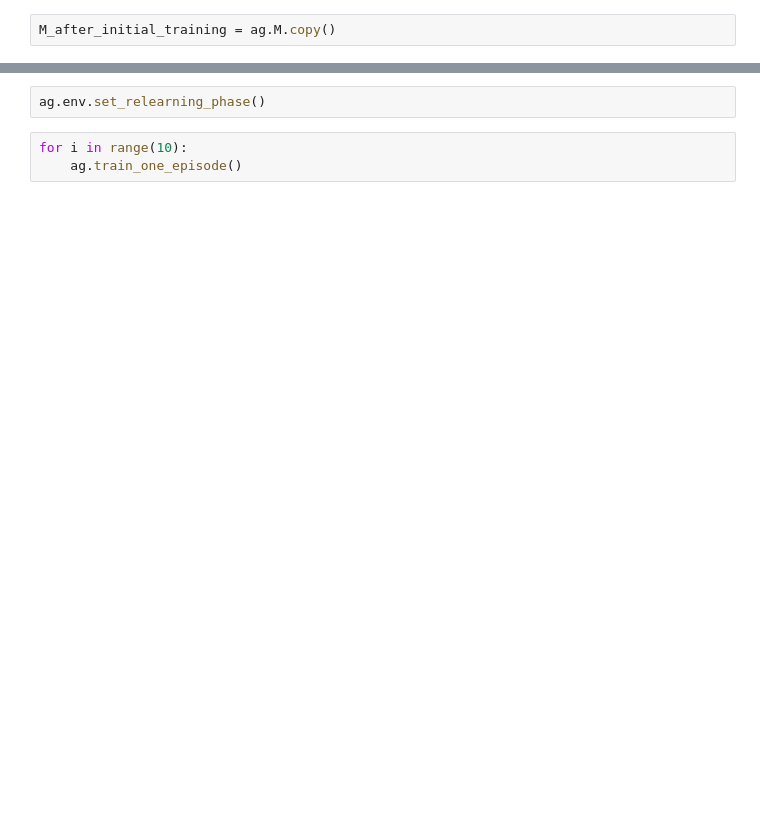
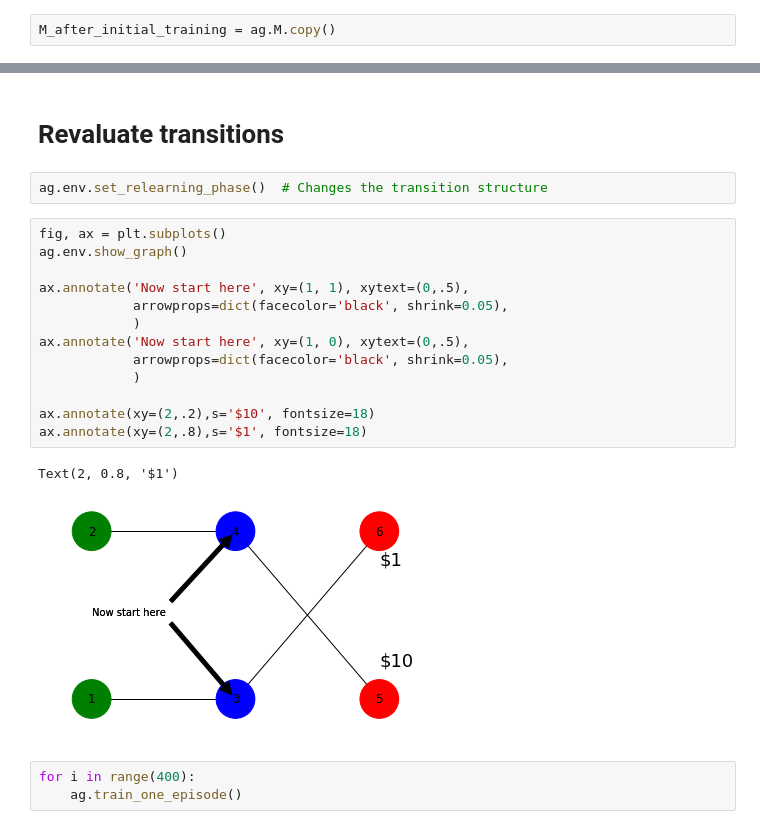
Before and after one commit to jessegeerts/bayesian-rl, a Jupyter notebook: TransitionRevaluation.ipynb, the cells around one changed output, grey strips where cells are left out. Cells and saved outputs as stored; diff of their text form; blank space fills up the shorter version.

```diff
--- a/TransitionRevaluation.ipynb
+++ b/TransitionRevaluation.ipynb
@@ -26,6 +68,24 @@ M_after_initial_training = ag.M.copy()
+# %% [markdown]
+# Revaluate transitions
 # %%
-ag.env.set_relearning_phase()
+ag.env.set_relearning_phase()  # Changes the transition structure
+# %%
+fig, ax = plt.subplots()
+ag.env.show_graph()
+
+ax.annotate('Now start here', xy=(1, 1), xytext=(0,.5),
+            arrowprops=dict(facecolor='black', shrink=0.05),
+            )
+ax.annotate('Now start here', xy=(1, 0), xytext=(0,.5),
+            arrowprops=dict(facecolor='black', shrink=0.05),
+            )
+
+ax.annotate(xy=(2,.2),s='$10', fontsize=18)
+ax.annotate(xy=(2,.8),s='$1', fontsize=18)
+# %% [output]
+Text(2, 0.8, '$1')
+[figure, added]
 # %%
-for i in range(10):
+for i in range(400):
     ag.train_one_episode()
 # %%
```
Also changed, not shown: parts of 22 cells of this notebook.
